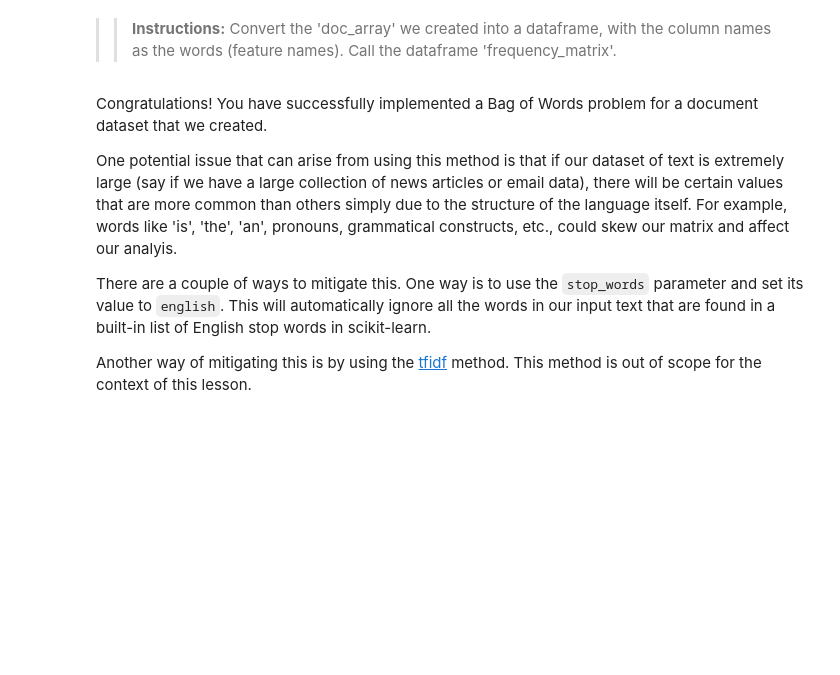
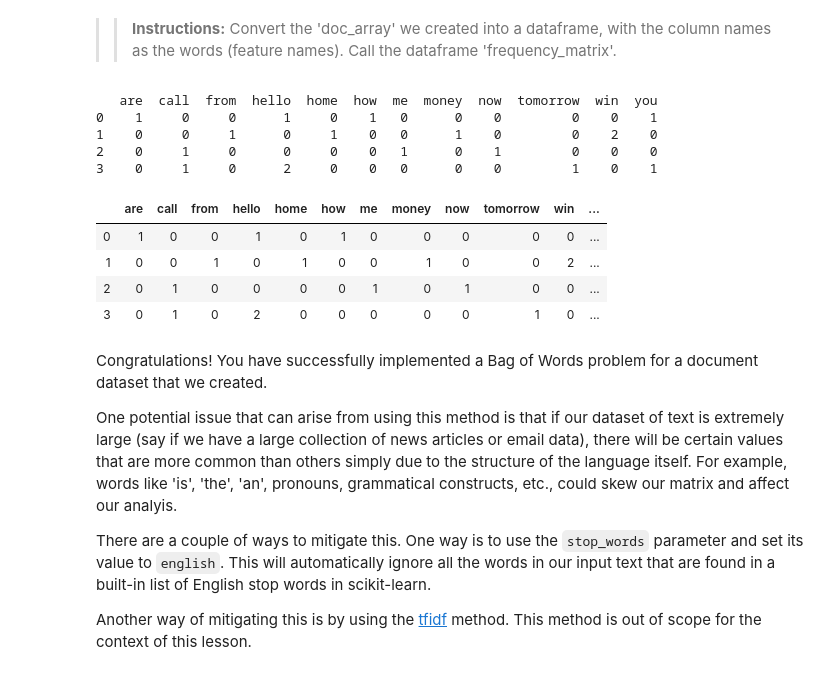
Before and after one commit to Minh-An/ai, a Jupyter notebook: probabilistic/naive-bayes/Bayesian_Inference.ipynb, the cells around one changed output. Drawn from its saved outputs; the diff is of its cells as text; code cells hidden in the pictures; blank space fills up the shorter version.

```diff
--- a/probabilistic/naive-bayes/Bayesian_Inference.ipynb
+++ b/probabilistic/naive-bayes/Bayesian_Inference.ipynb
@@ -251,7 +299,7 @@ Import the sklearn.feature_extraction.text.CountVectorizer method and create an
 Solution
 '''
 from sklearn.feature_extraction.text import CountVectorizer
-count_vector = # TODO
+count_vector = CountVectorizer()
 # %% [markdown]
 **Data preprocessing with CountVectorizer()**
 
@@ -302,5 +370,6 @@ toarray(). Call the array 'doc_array'.
 '''
 Solution
 '''
-doc_array = # TODO
+data = count_vector.transform(documents)
+doc_array = data.toarray()
 doc_array
@@ -312,9 +386,21 @@ Convert the 'doc_array' we created into a dataframe, with the column names as th
 # %%
 '''
 Solution
 '''
-frequency_matrix = pd.DataFrame(# TODO))
-frequency_matrix
+frequency_matrix = pd.DataFrame(doc_array, columns=count_vector.get_feature_names())
+print(frequency_matrix)
+frequency_matrix.head()
+# %% [output]
+   are  call  from  hello  home  how  me  money  now  tomorrow  win  you
+0    1     0     0      1     0    1   0      0    0         0    0    1
+1    0     0     1      0     1    0   0      1    0         0    2    0
+2    0     1     0      0     0    0   1      0    1         0    0    0
+3    0     1     0      2     0    0   0      0    0         1    0    1
+|  | are | call | from | hello | home | how | me | money | now | tomorrow | win | ... |
+| 0 | 1 | 0 | 0 | 1 | 0 | 1 | 0 | 0 | 0 | 0 | 0 | ... |
+| 1 | 0 | 0 | 1 | 0 | 1 | 0 | 0 | 1 | 0 | 0 | 2 | ... |
+| 2 | 0 | 1 | 0 | 0 | 0 | 0 | 1 | 0 | 1 | 0 | 0 | ... |
+| 3 | 0 | 1 | 0 | 2 | 0 | 0 | 0 | 0 | 0 | 1 | 0 | ... |
 # %% [markdown]
 Congratulations! You have successfully implemented a Bag of Words problem for a document dataset that we created.
 
```
Also changed, not shown: parts of 30 cells of this notebook, 1 other file.
